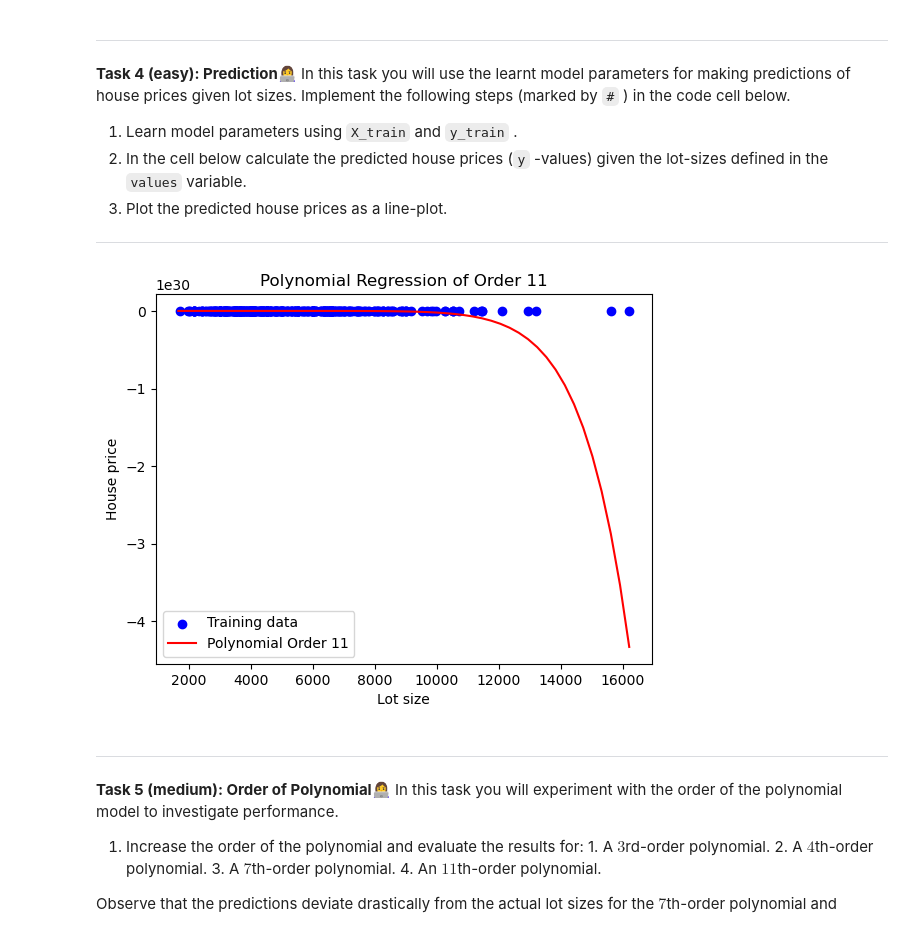
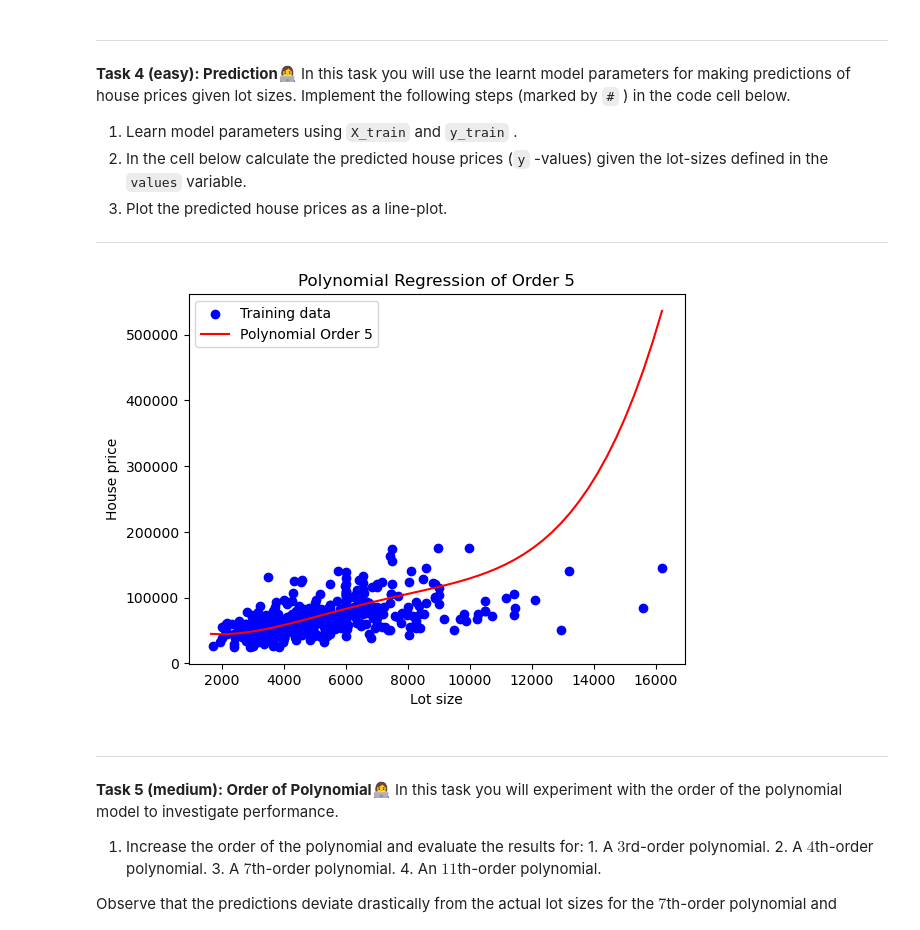
Before and after one commit to Grumlebob/MachineLearning2024, a Jupyter notebook: Exercises/vscode/W07/01-polynomial_regression.ipynb, the cells around one changed output. Cells and saved outputs as stored; diff of their text form; code cells hidden in the pictures.

```diff
--- a/Exercises/vscode/W07/01-polynomial_regression.ipynb
+++ b/Exercises/vscode/W07/01-polynomial_regression.ipynb
@@ -228,26 +228,26 @@ In this task you will use the learnt model parameters for making predictions of
 ---
 # %%
 # (1) Learn model parameters with a polynomial of order 2 (for example)
-order = 11
+order = 5
 w = train(X_train, y_train, order)
 
 # (2) Evaluate model
 x_values = np.linspace(X_full.min(), X_full.max(), 50)
 predicted_y_values = predict(x_values, w)
 
 # (3) Plot predicted values
 
 #Dette er vores punkter med x og y værdier.
 plt.scatter(X_train, y_train, color='blue', label='Training data')
 #Dette er vores x_values og deres tilhørende y_prediction
 plt.plot(x_values, predicted_y_values, color='red', label=f'Polynomial Order {order}')
 plt.xlabel('Lot size')
 plt.ylabel('House price')
 plt.title(f'Polynomial Regression of Order {order}')
 plt.legend()
 plt.show()
 # %% [output]
-[figure, old version]
+[figure, new version]
 # %% [markdown]
 
 ---
```
Also changed, not shown: 6 other files.
